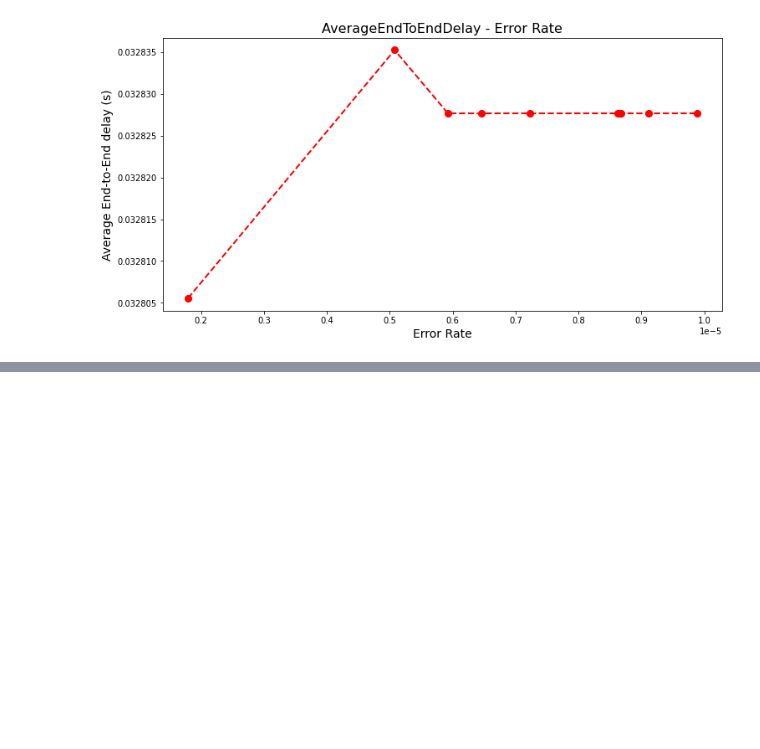
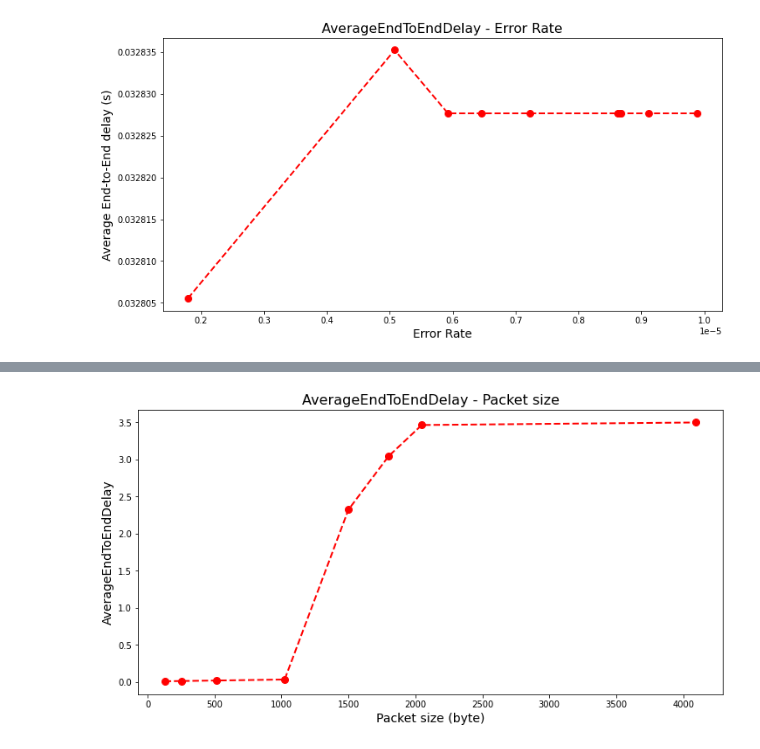
Before and after one commit to SM2A/Network_Simulation, a Jupyter notebook: Simulation-Report.ipynb, the cells around one changed output, grey strips where cells are left out. Saved outputs shown, nothing was run; the diff lists cells and outputs as text; code cells hidden in the pictures; blank space fills up the shorter version.

```diff
--- a/Simulation-Report.ipynb
+++ b/Simulation-Report.ipynb
@@ -78,0 +118,8 @@ plt.savefig("AverageEndToEndDelay-ErrorRate")
+# %%
+plt.plot(packet_sizes, avg_delay, color='red', linestyle='dashed', linewidth=2, marker='o', markerfacecolor='red', markersize=8)
+plt.xlabel('Packet size (byte)', fontsize=14)
+plt.ylabel('AverageEndToEndDelay', fontsize=14)
+plt.title('AverageEndToEndDelay - Packet size', fontsize=16)
+plt.savefig("AverageEndToEndDelay-Packet size")
+# %% [output]
+[figure, added]
```
Also changed, not shown: parts of 6 cells of this notebook, 1 other file.
